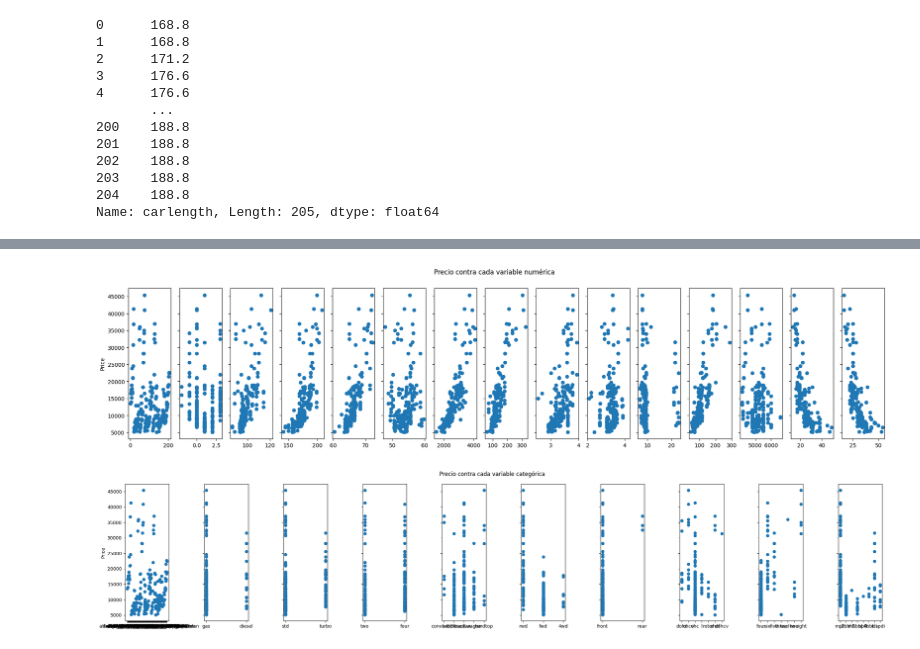
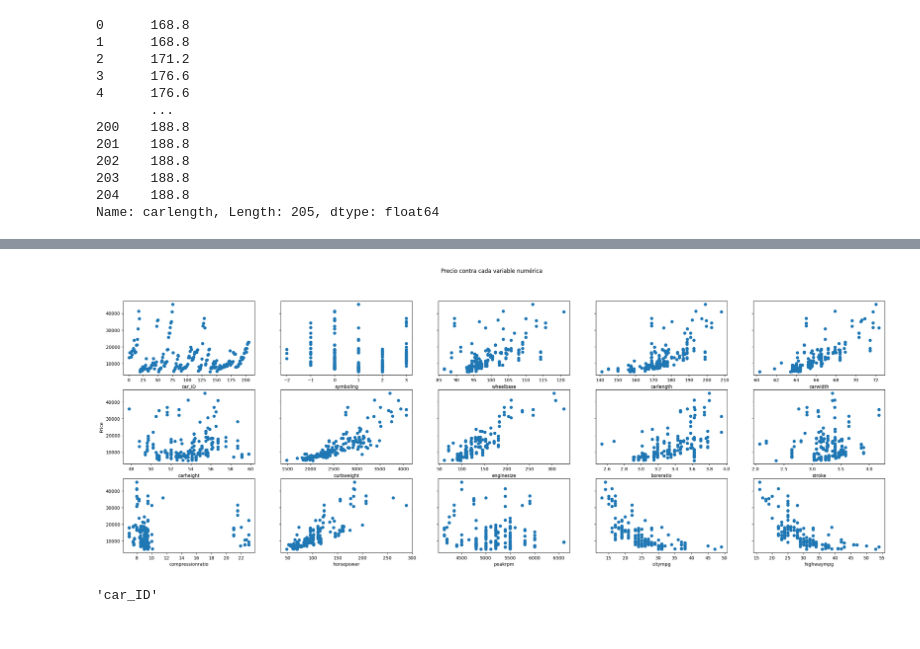
Before and after one commit to DCI-alxogm/ml2023-David-Nicolas364, a Jupyter notebook: Sep9/Ejercicio_9_sep.ipynb, the cells around one changed output, grey strips where cells are left out. Saved outputs shown, nothing was run; the diff lists cells and outputs as text; code cells hidden in the pictures.

```diff
--- a/Sep9/Ejercicio_9_sep.ipynb
+++ b/Sep9/Ejercicio_9_sep.ipynb
@@ -95,0 +83,2 @@ X
+# %%
+Labels=["car_ID",	"symboling", 	"wheelbase",	"carlength",	"carwidth",	"carheight"	, "curbweight"	, "enginesize"	,"boreratio"	,"stroke"	, "compressionratio"	, "horsepower"	,"peakrpm"	,"citympg"	,"highwaympg"]
@@ -113,22 +136,21 @@ delim_whitespace=True
 # %%
-fig,ax=plt.subplots(1,15,figsize=(25, 5),sharey=True)
+fig,ax=plt.subplots(3,5,figsize=(30, 10),sharey=True)
+k=0
 for i in range(len(ax)):
-    ax[i].scatter(X_numeric.iloc[:,i],Y)
-ax[0].set_ylabel("Price");
+  for j in range(5):
+    ax[i][j].scatter(X_numeric.iloc[:,k],Y)
+    ax[i][j].set_xlabel(Labels[k]);
+    k+=1
+ax[1][0].set_ylabel("Price");
+
 fig.suptitle("Precio contra cada variable numérica")
 plt.show()
 # %% [output]
-[figure, old version]
+[figure, new version]
-# %%
-fig,ax=plt.subplots(1,10,figsize=(24, 5),sharey=True)
-for i in range(len(ax)):
-    ax[i].scatter(X_categorical.iloc[:,i],Y)
-ax[0].set_ylabel("Price");
-fig.suptitle("Precio contra cada variable categórica")
-plt.tight_layout()
-plt.show()
-# %% [output]
-[figure, removed]
+# %%
+Labels[0]
+# %% [output]
+'car_ID'
 # %%
 Labelscat = X_categorical.columns
 Lad = Labelscat.tolist()
```
Also changed, not shown: parts of 49 cells of this notebook.
